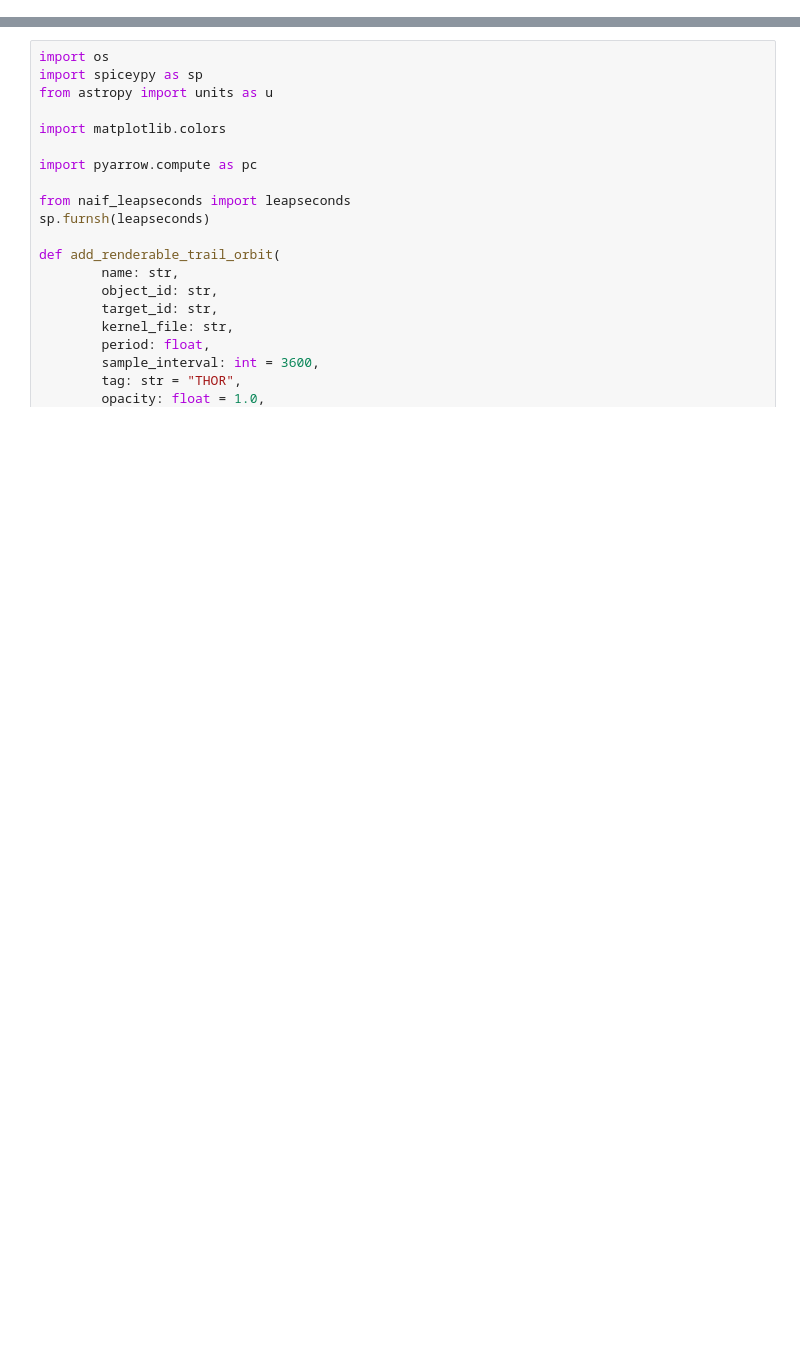
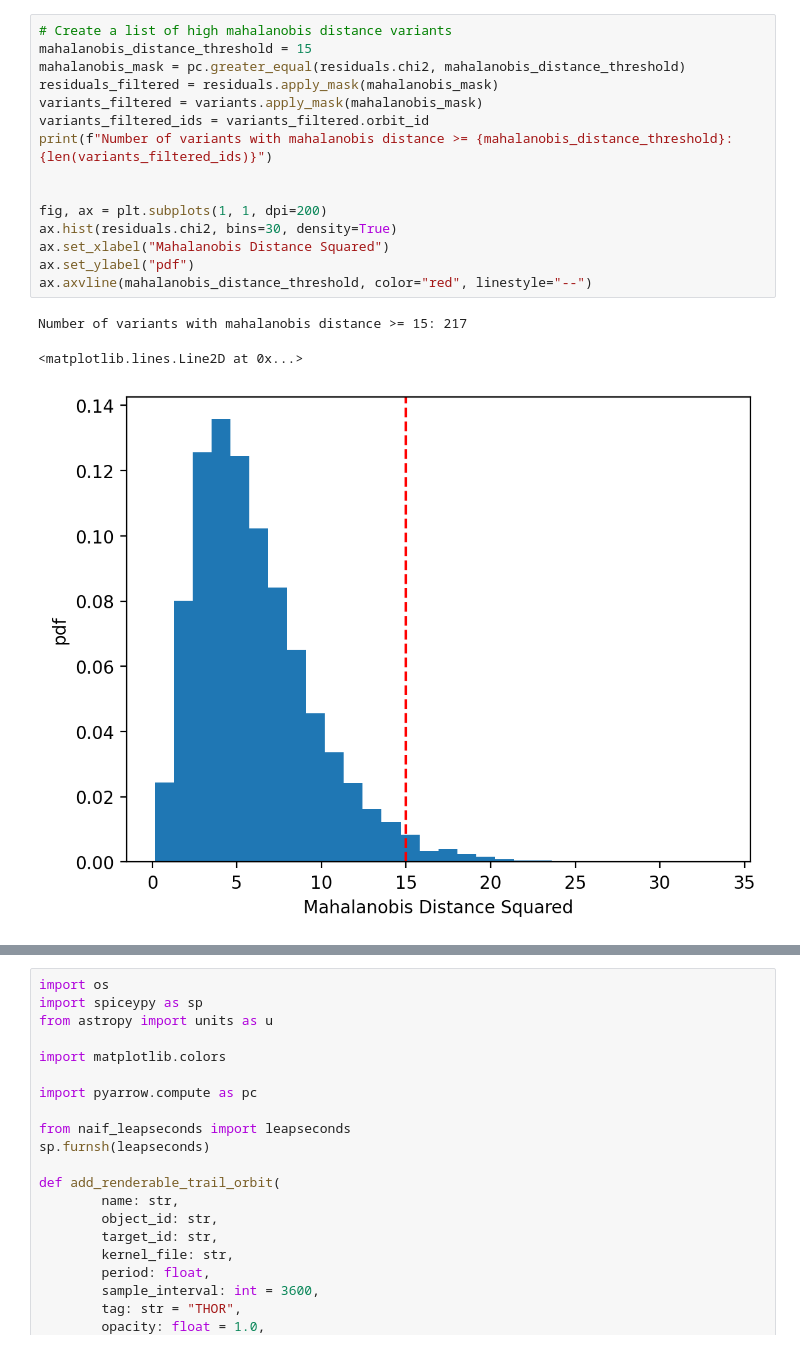
Before and after one commit to moeyensj/experimental_notebooks, a Jupyter notebook: openspace_uncertainty/uncertainty_openspace.ipynb, the cells around one changed output, grey strips where cells are left out. Cells and saved outputs as stored; diff of their text form; blank space fills up the shorter version.

```diff
--- a/openspace_uncertainty/uncertainty_openspace.ipynb
+++ b/openspace_uncertainty/uncertainty_openspace.ipynb
@@ -44,3 +58,22 @@ variants = Orbits.from_kwargs(
+# %%
+# Create a list of high mahalanobis distance variants
+mahalanobis_distance_threshold = 15
+mahalanobis_mask = pc.greater_equal(residuals.chi2, mahalanobis_distance_threshold)
+residuals_filtered = residuals.apply_mask(mahalanobis_mask)
+variants_filtered = variants.apply_mask(mahalanobis_mask)
+variants_filtered_ids = variants_filtered.orbit_id
+print(f"Number of variants with mahalanobis distance >= {mahalanobis_distance_threshold}: {len(variants_filtered_ids)}")
+
+
+fig, ax = plt.subplots(1, 1, dpi=200)
+ax.hist(residuals.chi2, bins=30, density=True)
+ax.set_xlabel("Mahalanobis Distance Squared")
+ax.set_ylabel("pdf")
+ax.axvline(mahalanobis_distance_threshold, color="red", linestyle="--")
+# %% [output]
+Number of variants with mahalanobis distance >= 15: 217
+<matplotlib.lines.Line2D at 0x...>
+[figure, added]
 # %%
 # Inspect the orbit
 orbits.to_dataframe()
```
Also changed, not shown: parts of 10 cells of this notebook.
